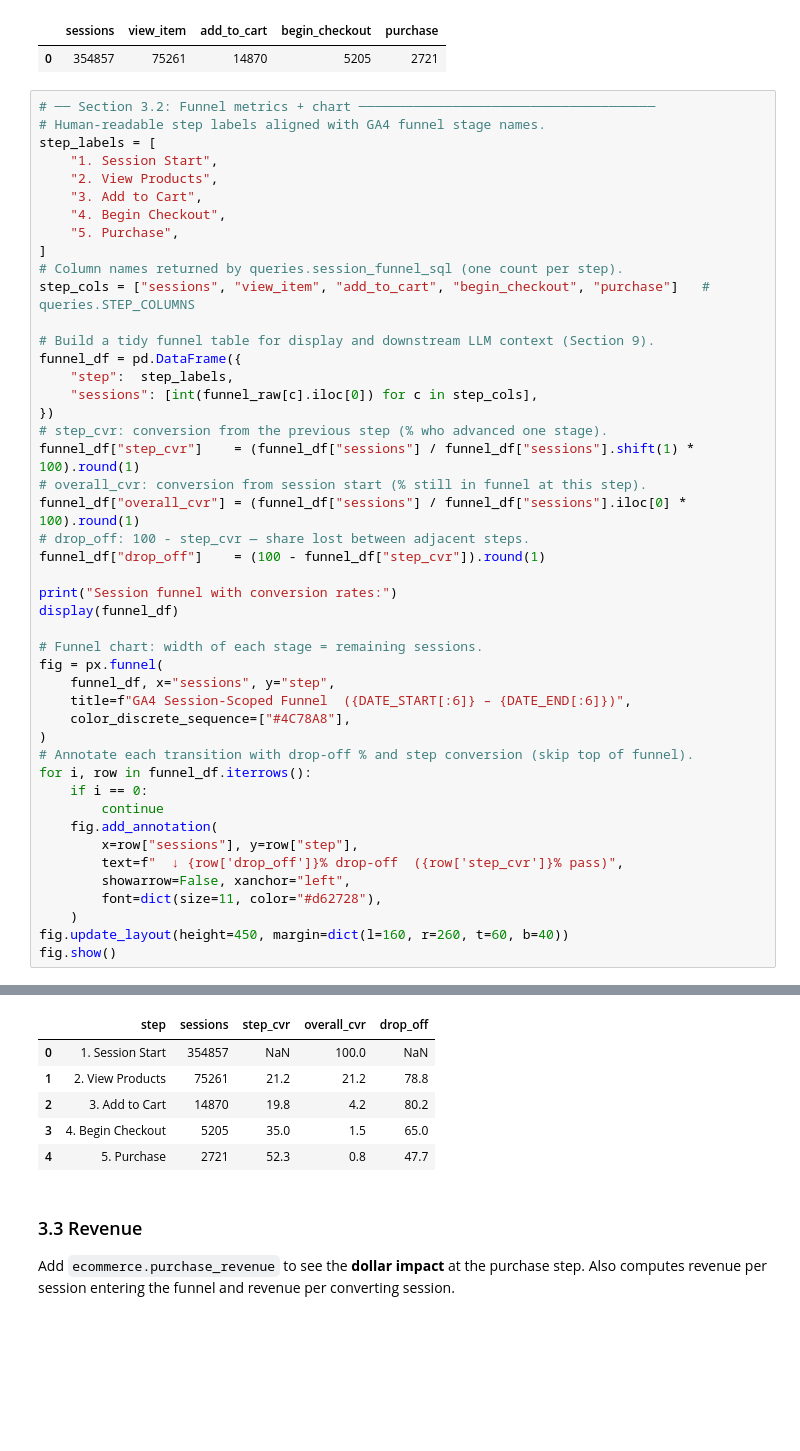
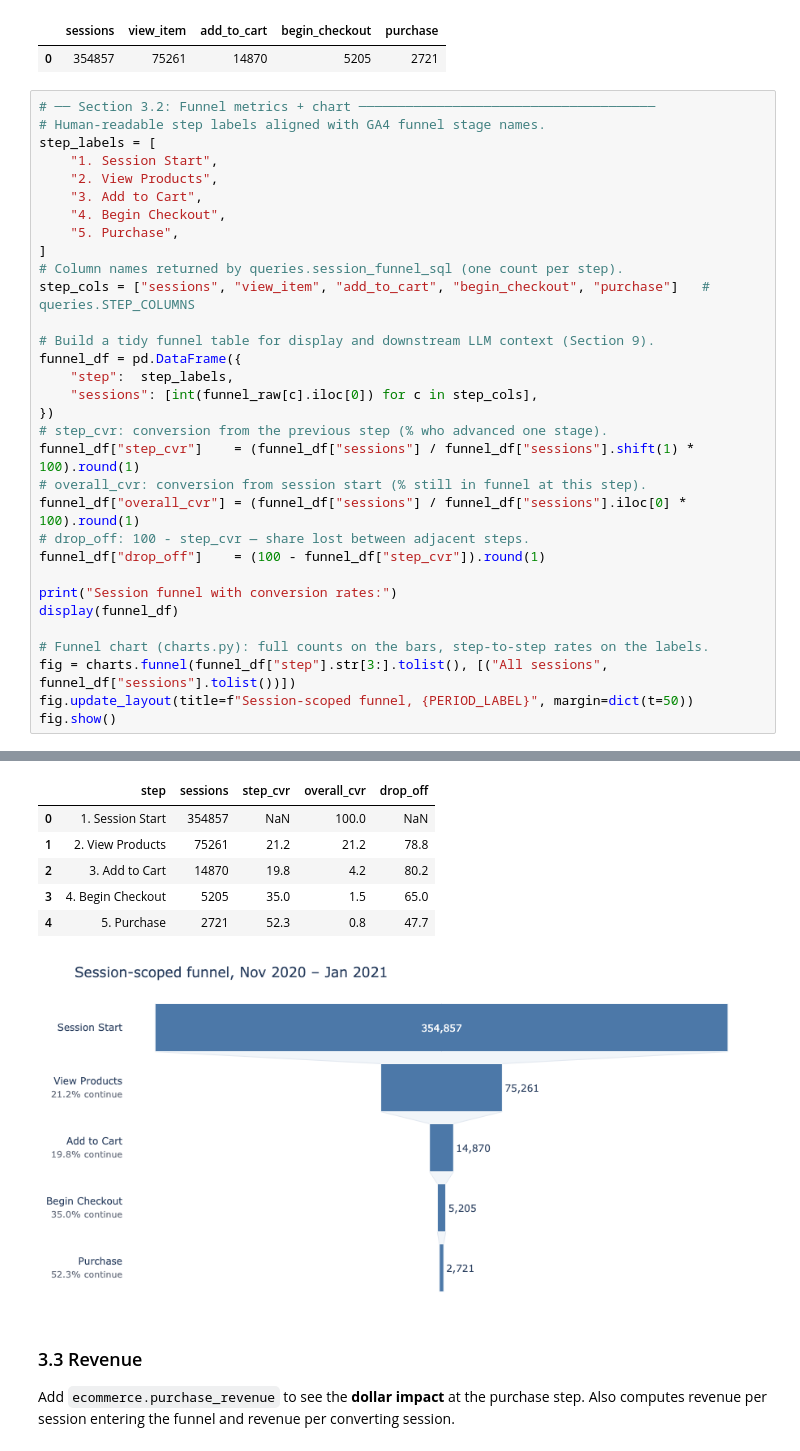
Before and after one commit to guiarpi/ga4-product-analytics, a Jupyter notebook: ga4_funnel_analysis.ipynb, the cells around one changed output, grey strips where cells are left out. Drawn from its saved outputs; the diff is of its cells as text; blank space fills up the shorter version.

```diff
--- a/ga4_funnel_analysis.ipynb
+++ b/ga4_funnel_analysis.ipynb
@@ -442,50 +456,37 @@ step_labels = [
     "4. Begin Checkout",
     "5. Purchase",
 ]
 # Column names returned by queries.session_funnel_sql (one count per step).
 step_cols = ["sessions", "view_item", "add_to_cart", "begin_checkout", "purchase"]   # queries.STEP_COLUMNS
 
 # Build a tidy funnel table for display and downstream LLM context (Section 9).
 funnel_df = pd.DataFrame({
     "step":  step_labels,
     "sessions": [int(funnel_raw[c].iloc[0]) for c in step_cols],
 })
 # step_cvr: conversion from the previous step (% who advanced one stage).
 funnel_df["step_cvr"]    = (funnel_df["sessions"] / funnel_df["sessions"].shift(1) * 100).round(1)
 # overall_cvr: conversion from session start (% still in funnel at this step).
 funnel_df["overall_cvr"] = (funnel_df["sessions"] / funnel_df["sessions"].iloc[0] * 100).round(1)
 # drop_off: 100 - step_cvr — share lost between adjacent steps.
 funnel_df["drop_off"]    = (100 - funnel_df["step_cvr"]).round(1)
 
 print("Session funnel with conversion rates:")
 display(funnel_df)
 
-# Funnel chart: width of each stage = remaining sessions.
-fig = px.funnel(
-    funnel_df, x="sessions", y="step",
-    title=f"GA4 Session-Scoped Funnel  ({DATE_START[:6]} – {DATE_END[:6]})",
-    color_discrete_sequence=["#4C78A8"],
-)
-# Annotate each transition with drop-off % and step conversion (skip top of funnel).
-for i, row in funnel_df.iterrows():
-    if i == 0:
-        continue
-    fig.add_annotation(
-        x=row["sessions"], y=row["step"],
-        text=f"  ↓ {row['drop_off']}% drop-off  ({row['step_cvr']}% pass)",
-        showarrow=False, xanchor="left",
-        font=dict(size=11, color="#d62728"),
-    )
-fig.update_layout(height=450, margin=dict(l=160, r=260, t=60, b=40))
+# Funnel chart (charts.py): full counts on the bars, step-to-step rates on the labels.
+fig = charts.funnel(funnel_df["step"].str[3:].tolist(), [("All sessions", funnel_df["sessions"].tolist())])
+fig.update_layout(title=f"Session-scoped funnel, {PERIOD_LABEL}", margin=dict(t=50))
 fig.show()
 # %% [output]
 Session funnel with conversion rates:
 |  | step | sessions | step_cvr | overall_cvr | drop_off |
 | 0 | 1. Session Start | 354857 | NaN | 100.0 | NaN |
 | 1 | 2. View Products | 75261 | 21.2 | 21.2 | 78.8 |
 | 2 | 3. Add to Cart | 14870 | 19.8 | 4.2 | 80.2 |
 | 3 | 4. Begin Checkout | 5205 | 35.0 | 1.5 | 65.0 |
 | 4 | 5. Purchase | 2721 | 52.3 | 0.8 | 47.7 |
+[figure, added]
 # %% [markdown]
 ### 3.3 Revenue
 Add `ecommerce.purchase_revenue` to see the **dollar impact** at the purchase step.
```
Also changed, not shown: parts of 11 cells of this notebook, 3 other files.
